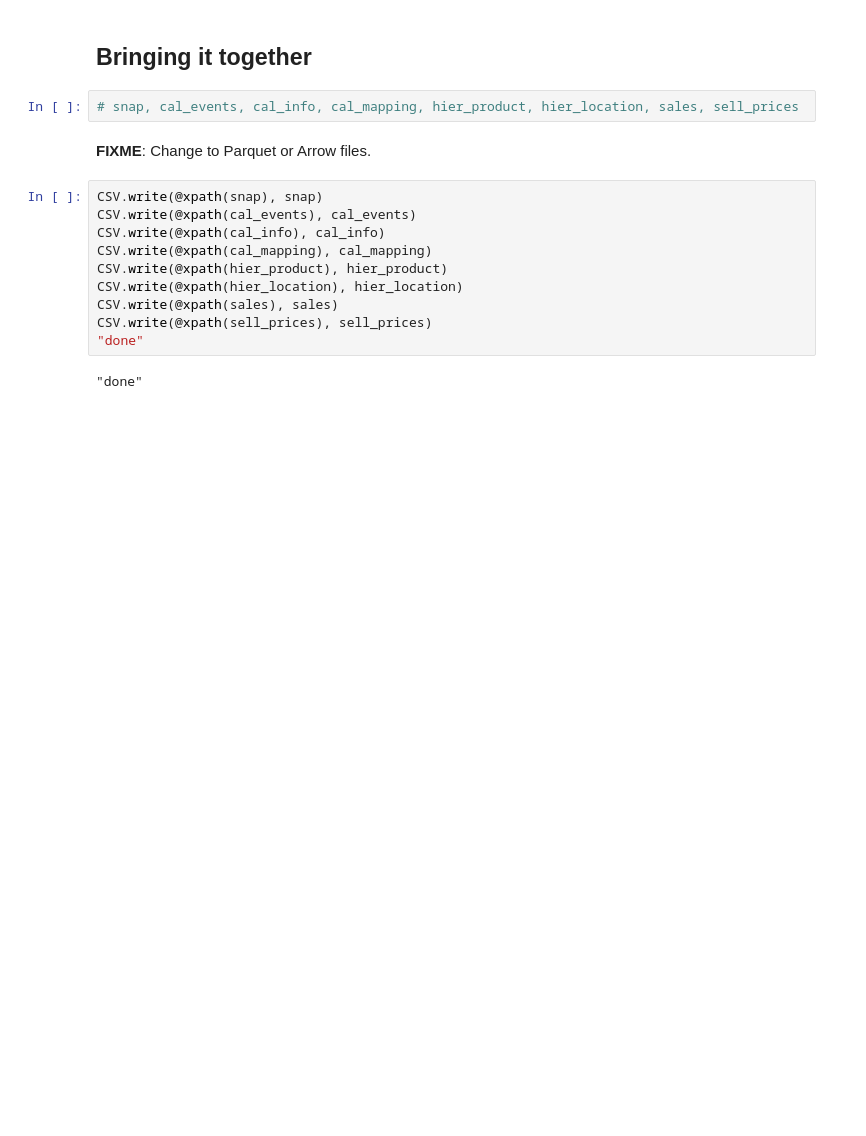
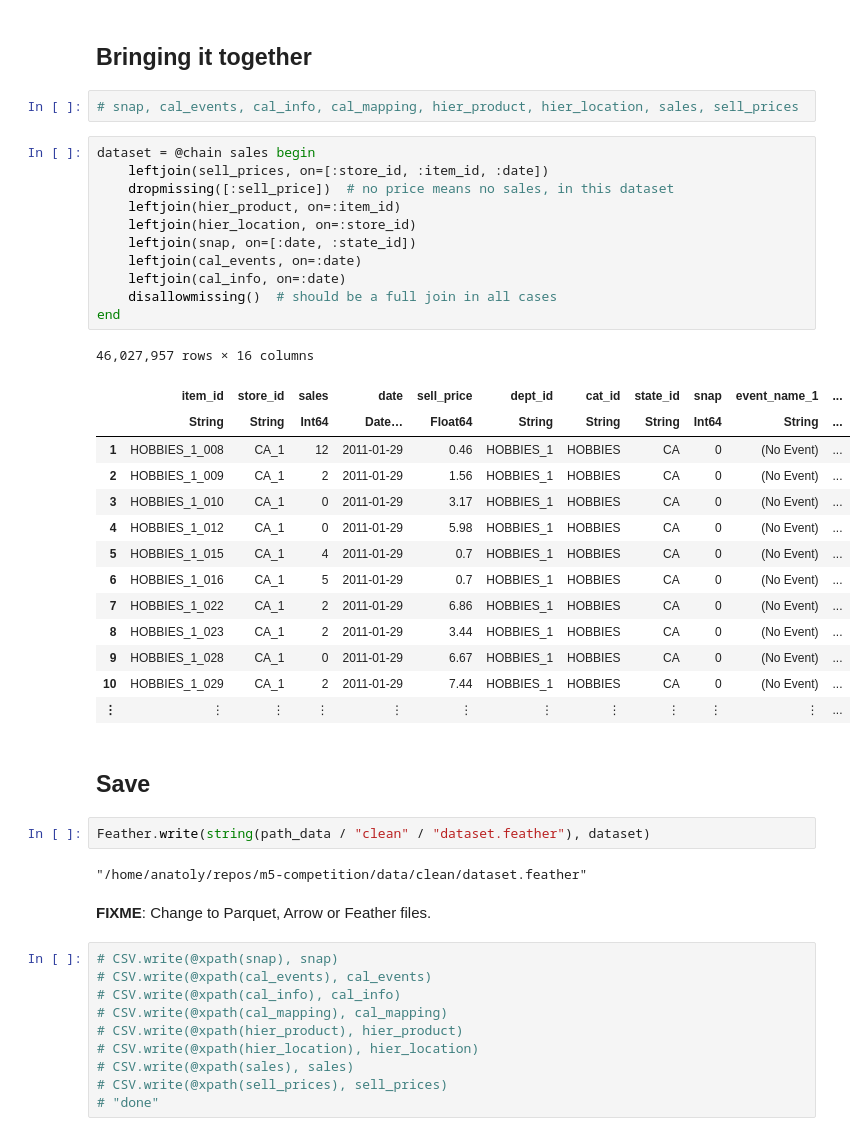
Before and after one commit to NowanIlfideme/m5-competition, a Jupyter notebook: nb/turing/10-M5-Data-Prep.ipynb, the cells around one changed output. Drawn from its saved outputs; the diff is of its cells as text; blank space fills up the shorter version.

Commit message:
Added Feather, FileIO requirements.

```diff
--- a/nb/turing/10-M5-Data-Prep.ipynb
+++ b/nb/turing/10-M5-Data-Prep.ipynb
@@ -253,17 +255,47 @@ end
 ## Bringing it together
 # %%
 # snap, cal_events, cal_info, cal_mapping, hier_product, hier_location, sales, sell_prices
+# %%
+dataset = @chain sales begin
+    leftjoin(sell_prices, on=[:store_id, :item_id, :date])
+    dropmissing([:sell_price])  # no price means no sales, in this dataset
+    leftjoin(hier_product, on=:item_id)
+    leftjoin(hier_location, on=:store_id)
+    leftjoin(snap, on=[:date, :state_id])
+    leftjoin(cal_events, on=:date)
+    leftjoin(cal_info, on=:date)
+    disallowmissing()  # should be a full join in all cases
+end
+# %% [output]
+46,027,957 rows × 16 columns
+|  | item_id | store_id | sales | date | sell_price | dept_id | cat_id | state_id | snap | event_name_1 | ... |
+|  | String | String | Int64 | Date… | Float64 | String | String | String | Int64 | String | ... |
+| 1 | HOBBIES_1_008 | CA_1 | 12 | 2011-01-29 | 0.46 | HOBBIES_1 | HOBBIES | CA | 0 | (No Event) | ... |
+| 2 | HOBBIES_1_009 | CA_1 | 2 | 2011-01-29 | 1.56 | HOBBIES_1 | HOBBIES | CA | 0 | (No Event) | ... |
+| 3 | HOBBIES_1_010 | CA_1 | 0 | 2011-01-29 | 3.17 | HOBBIES_1 | HOBBIES | CA | 0 | (No Event) | ... |
+| 4 | HOBBIES_1_012 | CA_1 | 0 | 2011-01-29 | 5.98 | HOBBIES_1 | HOBBIES | CA | 0 | (No Event) | ... |
+| 5 | HOBBIES_1_015 | CA_1 | 4 | 2011-01-29 | 0.7 | HOBBIES_1 | HOBBIES | CA | 0 | (No Event) | ... |
+| 6 | HOBBIES_1_016 | CA_1 | 5 | 2011-01-29 | 0.7 | HOBBIES_1 | HOBBIES | CA | 0 | (No Event) | ... |
+| 7 | HOBBIES_1_022 | CA_1 | 2 | 2011-01-29 | 6.86 | HOBBIES_1 | HOBBIES | CA | 0 | (No Event) | ... |
+| 8 | HOBBIES_1_023 | CA_1 | 2 | 2011-01-29 | 3.44 | HOBBIES_1 | HOBBIES | CA | 0 | (No Event) | ... |
+| 9 | HOBBIES_1_028 | CA_1 | 0 | 2011-01-29 | 6.67 | HOBBIES_1 | HOBBIES | CA | 0 | (No Event) | ... |
+| 10 | HOBBIES_1_029 | CA_1 | 2 | 2011-01-29 | 7.44 | HOBBIES_1 | HOBBIES | CA | 0 | (No Event) | ... |
+| ⋮ | ⋮ | ⋮ | ⋮ | ⋮ | ⋮ | ⋮ | ⋮ | ⋮ | ⋮ | ⋮ | ... |
+# %% [markdown]
+## Save
+# %%
+Feather.write(string(path_data / "clean" / "dataset.feather"), dataset)
+# %% [output]
+"/home/anatoly/repos/m5-competition/data/clean/dataset.feather"
 # %% [markdown]
-**FIXME**: Change to Parquet or Arrow files.
+**FIXME**: Change to Parquet, Arrow or Feather files.
 # %%
-CSV.write(@xpath(snap), snap)
-CSV.write(@xpath(cal_events), cal_events)
-CSV.write(@xpath(cal_info), cal_info)
-CSV.write(@xpath(cal_mapping), cal_mapping)
-CSV.write(@xpath(hier_product), hier_product)
-CSV.write(@xpath(hier_location), hier_location)
-CSV.write(@xpath(sales), sales)
-CSV.write(@xpath(sell_prices), sell_prices)
-"done"
+# CSV.write(@xpath(snap), snap)
+# CSV.write(@xpath(cal_events), cal_events)
+# CSV.write(@xpath(cal_info), cal_info)
+# CSV.write(@xpath(cal_mapping), cal_mapping)
+# CSV.write(@xpath(hier_product), hier_product)
+# CSV.write(@xpath(hier_location), hier_location)
+# CSV.write(@xpath(sales), sales)
+# CSV.write(@xpath(sell_prices), sell_prices)
+# "done"
-# %% [output]
-"done"
```
Also changed, not shown: parts of 2 cells of this notebook, 2 other files.
